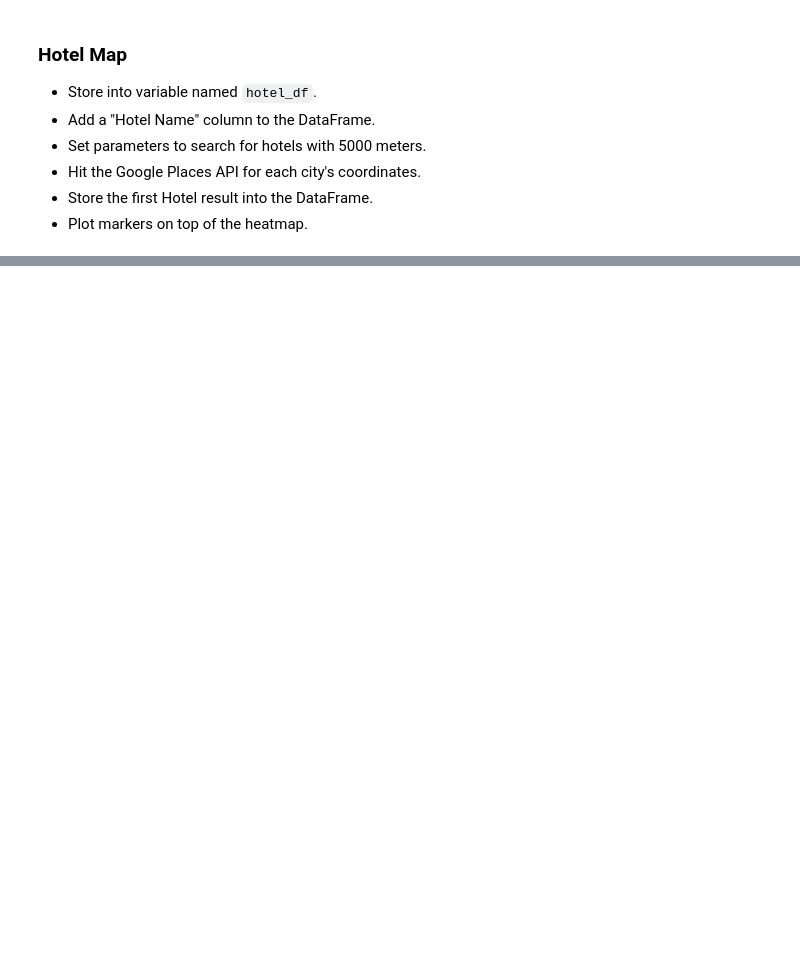
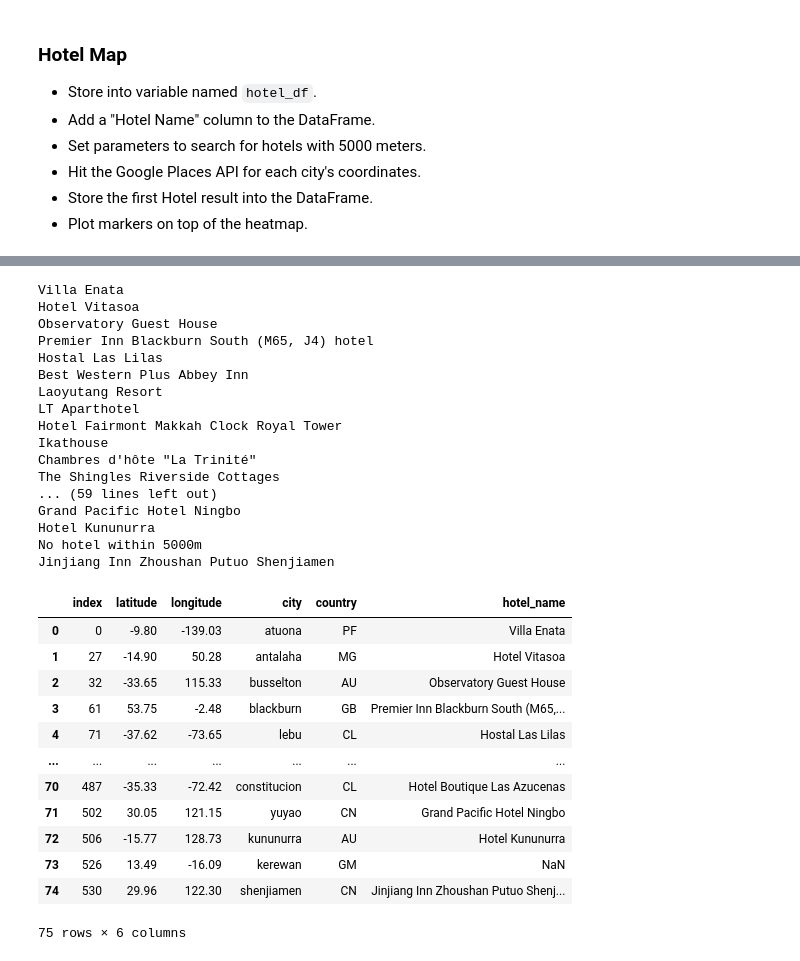
Before and after one commit to LexiJess/python-api-challenge, a Jupyter notebook: VacationPy/06-Python-APIs_Homework_Instructions_starter_code_VacationPy.ipynb, the cells around one changed output, grey strips where cells are left out. Cells and saved outputs as stored; diff of their text form; code cells hidden in the pictures; blank space fills up the shorter version.

```diff
--- a/VacationPy/06-Python-APIs_Homework_Instructions_starter_code_VacationPy.ipynb
+++ b/VacationPy/06-Python-APIs_Homework_Instructions_starter_code_VacationPy.ipynb
@@ -96,0 +208,61 @@ Figure(layout=FigureLayout(border='1px solid black', height='300px', margin='0 a
+# %%
+#hotel_df["hotel_name"]=name_address["results"][0]["name"]
+#hotel_df.iterrows(hotel_df)
+
+
+for index, row in hotel_df.iterrows():
+    ltlng="{} {}".format(row['latitude'],  row['longitude'])
+    params = {
+    "radius": 5000,
+    "types": "lodging",
+    "key": g_key,
+    "location":ltlng
+    }
+
+    # Use the search term: "Hotel" and our lat/lng
+    base_url = "https://maps.googleapis.com/maps/api/place/nearbysearch/json"
+# make request and print url
+    name_address = requests.get(base_url, params=params).json()
+#name_address
+
+    #
+    try:
+        print(name_address["results"][0]["name"])
+        hotel_df.loc[index, "hotel_name"] = name_address["results"][0]["name"]
+    except:
+        hotel_df.loc[index, "hotel_name"] ="NaN"
+        print (f"No hotel within 5000m")
+
+
+hotel_df
+# %% [output]
+Villa Enata
+Hotel Vitasoa
+Observatory Guest House
+Premier Inn Blackburn South (M65, J4) hotel
+Hostal Las Lilas
+Best Western Plus Abbey Inn
+Laoyutang Resort
+LT Aparthotel
+Hotel Fairmont Makkah Clock Royal Tower
+Ikathouse
+Chambres d'hôte "La Trinité"
+The Shingles Riverside Cottages
+... (59 lines left out)
+Grand Pacific Hotel Ningbo
+Hotel Kununurra
+No hotel within 5000m
+Jinjiang Inn Zhoushan Putuo Shenjiamen
+|  | index | latitude | longitude | city | country | hotel_name |
+| 0 | 0 | -9.80 | -139.03 | atuona | PF | Villa Enata |
+| 1 | 27 | -14.90 | 50.28 | antalaha | MG | Hotel Vitasoa |
+| 2 | 32 | -33.65 | 115.33 | busselton | AU | Observatory Guest House |
+| 3 | 61 | 53.75 | -2.48 | blackburn | GB | Premier Inn Blackburn South (M65,... |
+| 4 | 71 | -37.62 | -73.65 | lebu | CL | Hostal Las Lilas |
+| ... | ... | ... | ... | ... | ... | ... |
+| 70 | 487 | -35.33 | -72.42 | constitucion | CL | Hotel Boutique Las Azucenas |
+| 71 | 502 | 30.05 | 121.15 | yuyao | CN | Grand Pacific Hotel Ningbo |
+| 72 | 506 | -15.77 | 128.73 | kununurra | AU | Hotel Kununurra |
+| 73 | 526 | 13.49 | -16.09 | kerewan | GM | NaN |
+| 74 | 530 | 29.96 | 122.30 | shenjiamen | CN | Jinjiang Inn Zhoushan Putuo Shenj... |
+75 rows × 6 columns
```
Also changed, not shown: parts of 7 cells of this notebook.
